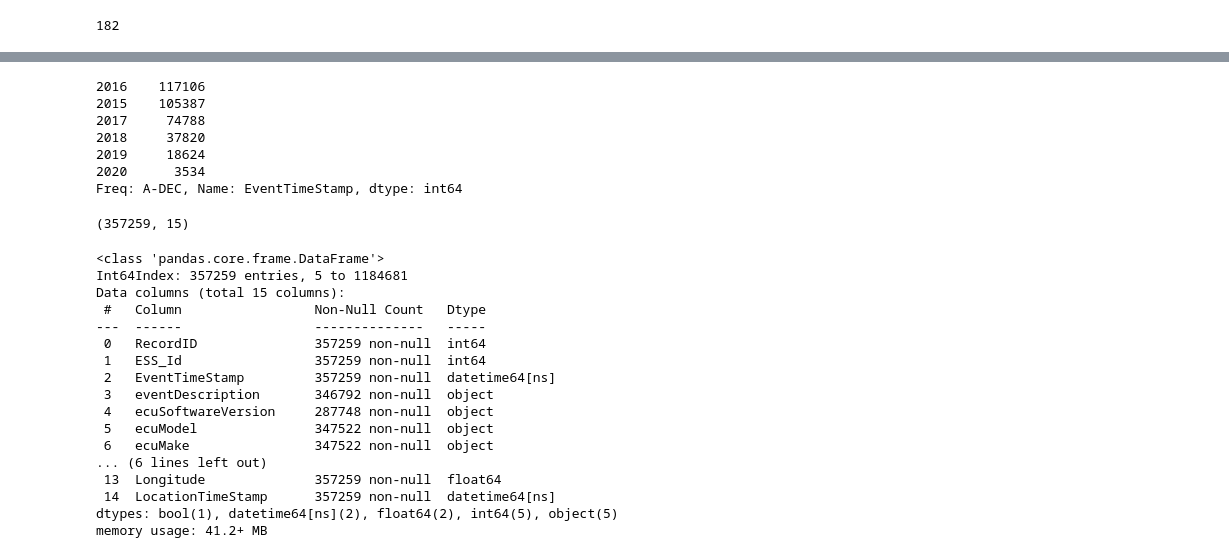
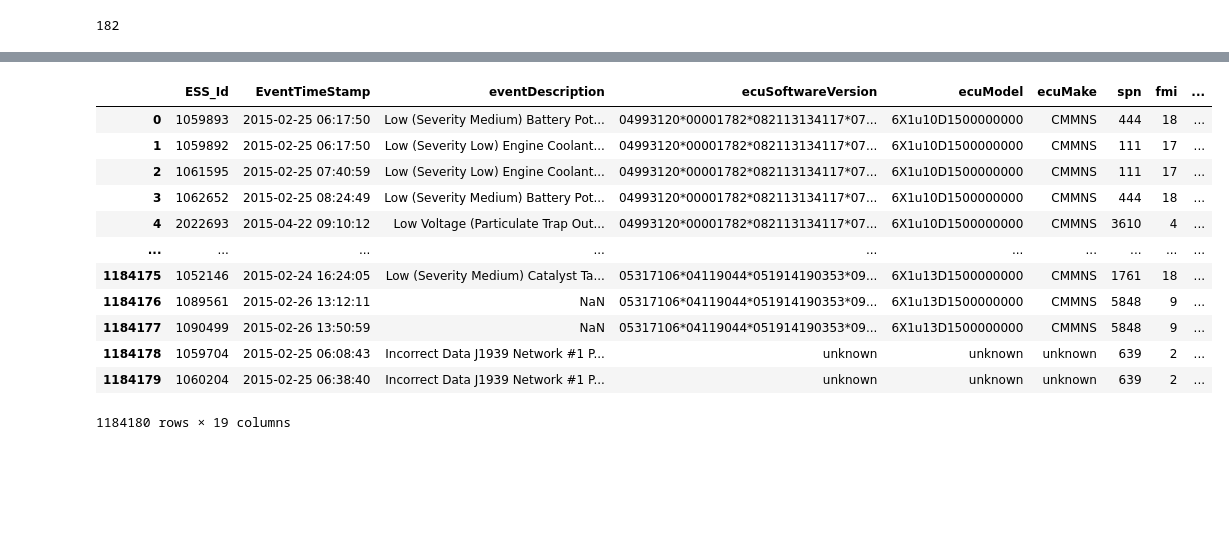
Before and after one commit to nss-data-science-cohort-5/big_g_express-rickrollers, a Jupyter notebook: notebooks/just_faults.ipynb, the cells around one changed output, grey strips where cells are left out. Saved outputs shown, nothing was run; the diff lists cells and outputs as text; code cells hidden in the pictures; blank space fills up the shorter version.

Commit message:
figured out timedelta grouped by truck

```diff
--- a/notebooks/just_faults.ipynb
+++ b/notebooks/just_faults.ipynb
@@ -29,3 +35,25 @@ faults_cleaned = faults_cleaned.drop(['actionDescription', 'faultValue', 'ecuSer
+# %%
+#prepare derates for dummization
+faults_cleaned.loc[faults_cleaned['spn'] != 1569, 'spn_derate'] = 'neither'
+faults_cleaned.loc[faults_cleaned['spn'] != 5246, 'spn_derate'] = 'neither'
+faults_cleaned.loc[faults_cleaned['spn'] == 5246, 'spn_derate'] = 'full'
+faults_cleaned.loc[faults_cleaned['spn'] == 1569, 'spn_derate'] = 'partial'
+
+
+faults_cleaned = faults_cleaned.set_index('RecordID')
+
+#get dummies
+derates = pd.get_dummies(faults_cleaned['spn_derate'])
+derates
+
+#merge back with original dataset
+faults_cleaned = faults_cleaned.merge(derates, left_on = 'RecordID', right_on = 'RecordID')
+# %%
+#sorts and groups by truck. then sorts by event timestamp. this made the diff() calculate correctly ¯\_(ツ)_/¯
+faults_cleaned = faults_cleaned.sort_values(['EquipmentID'], ascending=True) \
+    .groupby(['EquipmentID'], sort=False) \
+    .apply(lambda x: x.sort_values(['EventTimeStamp'], ascending=True)) \
+    .reset_index(drop=True)
 # %%
 faults_cleaned['EventTimeStamp'].dt.to_period('Y').value_counts()
 # %% [output]
@@ -46,9 +68,6 @@ Freq: A-DEC, Name: EventTimeStamp, dtype: int64
 ### Based on the distribution of years I think it would be best to limit the dataset to years 2015-2020
 
 #### 2015 -2020 are consecutive while before 2015 it skips years 2014, 2013, 2012 and picks back up at 2011. It's possible that some trucks from 2014 carry over into 2015, but unlikely any from 2011 are carried over since they limit their lease to 4 years.
-# %%
-#Limit to years 2015-2020
-faults_cleaned = faults_cleaned.loc[(faults_cleaned['EventTimeStamp'] >= '2015-01-01') & (faults_cleaned['EventTimeStamp'] <= '2020-12-31') ]
 # %% [markdown]
 # In the full dataset
 ### How many trucks have a full derate/partial derate?
@@ -107,34 +102,18 @@ memory usage: 41.2+ MB
-# %%
-both['EventTimeStamp'].dt.to_period('Y').value_counts()
-# %% [output]
-2016    117106
-2015    105387
-2017     74788
-2018     37820
-2019     18624
-2020      3534
-Freq: A-DEC, Name: EventTimeStamp, dtype: int64
-# %%
-both.shape
-# %% [output]
-(357259, 15)
-# %%
-both.info()
-# %% [output]
-<class 'pandas.core.frame.DataFrame'>
-Int64Index: 357259 entries, 5 to 1184681
-Data columns (total 15 columns):
- #   Column                 Non-Null Count   Dtype
----  ------                 --------------   -----
- 0   RecordID               357259 non-null  int64
- 1   ESS_Id                 357259 non-null  int64
- 2   EventTimeStamp         357259 non-null  datetime64[ns]
- 3   eventDescription       346792 non-null  object
- 4   ecuSoftwareVersion     287748 non-null  object
- 5   ecuModel               347522 non-null  object
- 6   ecuMake                347522 non-null  object
-... (6 lines left out)
- 13  Longitude              357259 non-null  float64
- 14  LocationTimeStamp      357259 non-null  datetime64[ns]
-dtypes: bool(1), datetime64[ns](2), float64(2), int64(5), object(5)
-memory usage: 41.2+ MB
+# %%
+faults_cleaned['timedelta'] = faults_cleaned.groupby('EquipmentID')['EventTimeStamp'].diff()
+# %%
+faults_cleaned
+# %% [output]
+|  | ESS_Id | EventTimeStamp | eventDescription | ecuSoftwareVersion | ecuModel | ecuMake | spn | fmi | ... |
+| 0 | 1059893 | 2015-02-25 06:17:50 | Low (Severity Medium) Battery Pot... | 04993120*00001782*082113134117*07... | 6X1u10D1500000000 | CMMNS | 444 | 18 | ... |
+| 1 | 1059892 | 2015-02-25 06:17:50 | Low (Severity Low) Engine Coolant... | 04993120*00001782*082113134117*07... | 6X1u10D1500000000 | CMMNS | 111 | 17 | ... |
+| 2 | 1061595 | 2015-02-25 07:40:59 | Low (Severity Low) Engine Coolant... | 04993120*00001782*082113134117*07... | 6X1u10D1500000000 | CMMNS | 111 | 17 | ... |
+| 3 | 1062652 | 2015-02-25 08:24:49 | Low (Severity Medium) Battery Pot... | 04993120*00001782*082113134117*07... | 6X1u10D1500000000 | CMMNS | 444 | 18 | ... |
+| 4 | 2022693 | 2015-04-22 09:10:12 | Low Voltage (Particulate Trap Out... | 04993120*00001782*082113134117*07... | 6X1u10D1500000000 | CMMNS | 3610 | 4 | ... |
+| ... | ... | ... | ... | ... | ... | ... | ... | ... | ... |
+| 1184175 | 1052146 | 2015-02-24 16:24:05 | Low (Severity Medium) Catalyst Ta... | 05317106*04119044*051914190353*09... | 6X1u13D1500000000 | CMMNS | 1761 | 18 | ... |
+| 1184176 | 1089561 | 2015-02-26 13:12:11 | NaN | 05317106*04119044*051914190353*09... | 6X1u13D1500000000 | CMMNS | 5848 | 9 | ... |
+| 1184177 | 1090499 | 2015-02-26 13:50:59 | NaN | 05317106*04119044*051914190353*09... | 6X1u13D1500000000 | CMMNS | 5848 | 9 | ... |
+| 1184178 | 1059704 | 2015-02-25 06:08:43 | Incorrect Data J1939 Network #1 P... | unknown | unknown | unknown | 639 | 2 | ... |
+| 1184179 | 1060204 | 2015-02-25 06:38:40 | Incorrect Data J1939 Network #1 P... | unknown | unknown | unknown | 639 | 2 | ... |
+1184180 rows × 19 columns
```
Also changed, not shown: parts of 9 cells of this notebook.
